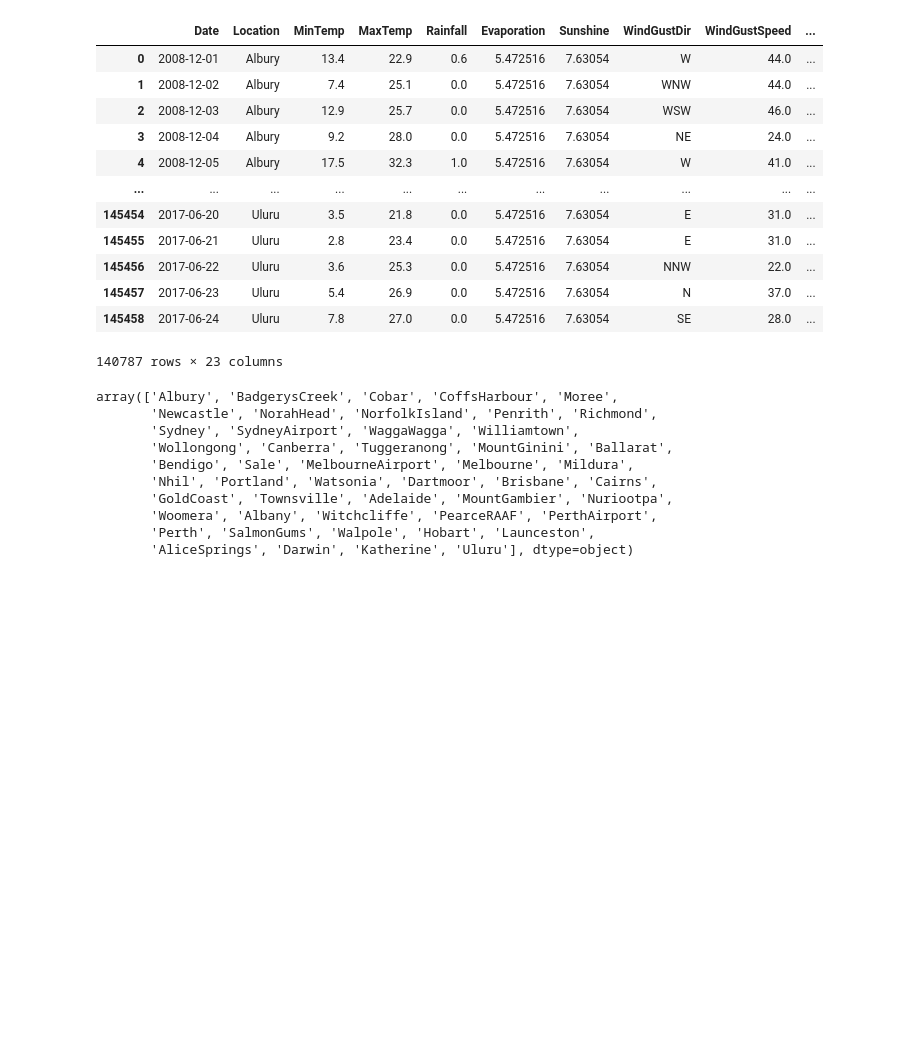
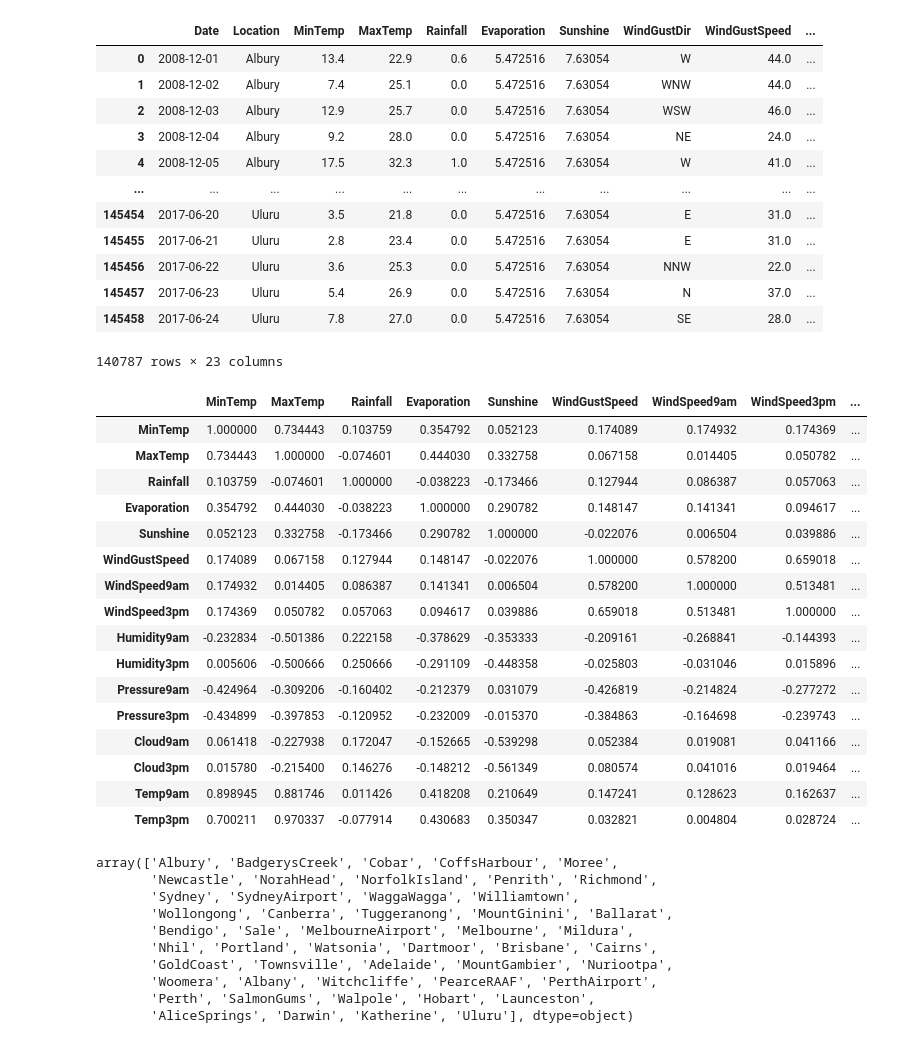
Before and after one commit to jatin7425/EDA-practice, a Jupyter notebook: ana.ipynb, the cells around one changed output. Drawn from its saved outputs; the diff is of its cells as text; code cells hidden in the pictures; blank space fills up the shorter version.

```diff
--- a/ana.ipynb
+++ b/ana.ipynb
@@ -61,6 +61,26 @@ df
 | 145457 | 2017-06-23 | Uluru | 5.4 | 26.9 | 0.0 | 5.472516 | 7.63054 | N | 37.0 | ... |
 | 145458 | 2017-06-24 | Uluru | 7.8 | 27.0 | 0.0 | 5.472516 | 7.63054 | SE | 28.0 | ... |
 140787 rows × 23 columns
+# %%
+df[num_cols].corr()
+# %% [output]
+|  | MinTemp | MaxTemp | Rainfall | Evaporation | Sunshine | WindGustSpeed | WindSpeed9am | WindSpeed3pm | ... |
+| MinTemp | 1.000000 | 0.734443 | 0.103759 | 0.354792 | 0.052123 | 0.174089 | 0.174932 | 0.174369 | ... |
+| MaxTemp | 0.734443 | 1.000000 | -0.074601 | 0.444030 | 0.332758 | 0.067158 | 0.014405 | 0.050782 | ... |
+| Rainfall | 0.103759 | -0.074601 | 1.000000 | -0.038223 | -0.173466 | 0.127944 | 0.086387 | 0.057063 | ... |
+| Evaporation | 0.354792 | 0.444030 | -0.038223 | 1.000000 | 0.290782 | 0.148147 | 0.141341 | 0.094617 | ... |
+| Sunshine | 0.052123 | 0.332758 | -0.173466 | 0.290782 | 1.000000 | -0.022076 | 0.006504 | 0.039886 | ... |
+| WindGustSpeed | 0.174089 | 0.067158 | 0.127944 | 0.148147 | -0.022076 | 1.000000 | 0.578200 | 0.659018 | ... |
+| WindSpeed9am | 0.174932 | 0.014405 | 0.086387 | 0.141341 | 0.006504 | 0.578200 | 1.000000 | 0.513481 | ... |
+| WindSpeed3pm | 0.174369 | 0.050782 | 0.057063 | 0.094617 | 0.039886 | 0.659018 | 0.513481 | 1.000000 | ... |
+| Humidity9am | -0.232834 | -0.501386 | 0.222158 | -0.378629 | -0.353333 | -0.209161 | -0.268841 | -0.144393 | ... |
+| Humidity3pm | 0.005606 | -0.500666 | 0.250666 | -0.291109 | -0.448358 | -0.025803 | -0.031046 | 0.015896 | ... |
+| Pressure9am | -0.424964 | -0.309206 | -0.160402 | -0.212379 | 0.031079 | -0.426819 | -0.214824 | -0.277272 | ... |
+| Pressure3pm | -0.434899 | -0.397853 | -0.120952 | -0.232009 | -0.015370 | -0.384863 | -0.164698 | -0.239743 | ... |
+| Cloud9am | 0.061418 | -0.227938 | 0.172047 | -0.152665 | -0.539298 | 0.052384 | 0.019081 | 0.041166 | ... |
+| Cloud3pm | 0.015780 | -0.215400 | 0.146276 | -0.148212 | -0.561349 | 0.080574 | 0.041016 | 0.019464 | ... |
+| Temp9am | 0.898945 | 0.881746 | 0.011426 | 0.418208 | 0.210649 | 0.147241 | 0.128623 | 0.162637 | ... |
+| Temp3pm | 0.700211 | 0.970337 | -0.077914 | 0.430683 | 0.350347 | 0.032821 | 0.004804 | 0.028724 | ... |
 # %%
 df['Location'].unique()
 # %% [output]
```
Also changed, not shown: parts of 1 cell of this notebook, 1 other file.
